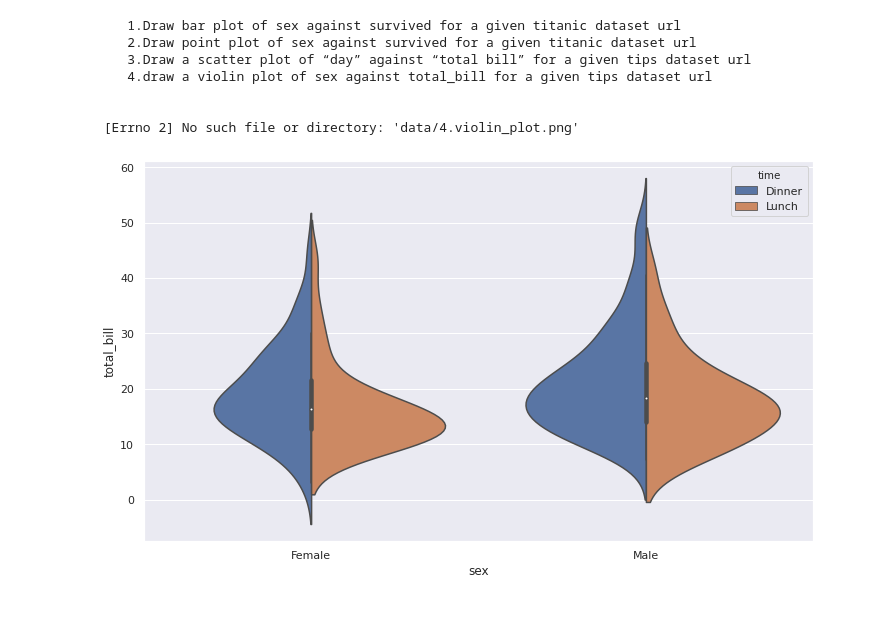
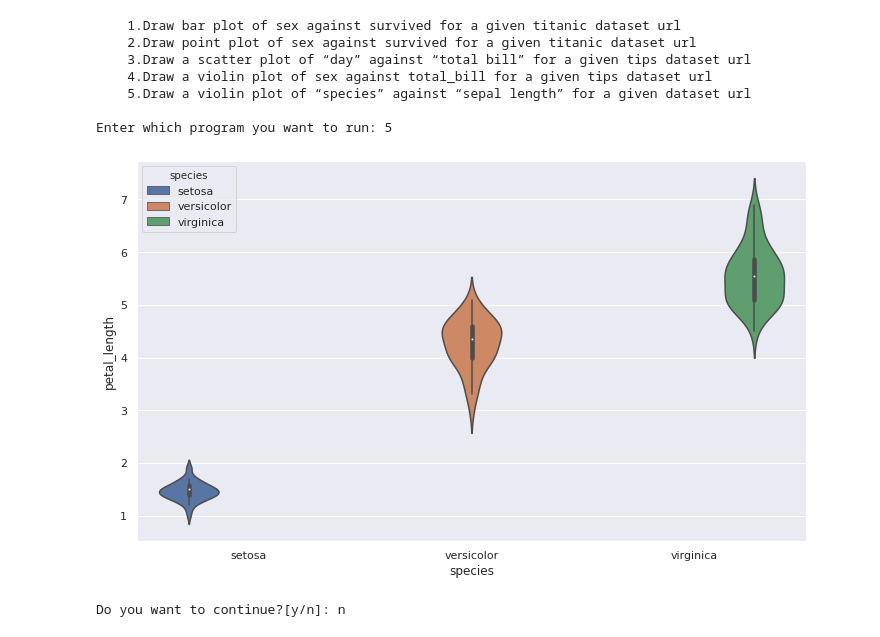
Before and after one commit to shivamgupta7/python-program, a Jupyter notebook: Seaborn/seabornProgram.ipynb, the cells around one changed output. Drawn from its saved outputs; the diff is of its cells as text; code cells hidden in the pictures.

Commit message:
[Shivam] Draw a violin plot of “species” against “sepal length” for a given dataset url.

```diff
--- a/Seaborn/seabornProgram.ipynb
+++ b/Seaborn/seabornProgram.ipynb
@@ -50,7 +50,7 @@ class programSeaborn:
         df = self.readDataFromURL(kwargs['url'])
         fig, ax = plt.subplots(figsize=(12,7))
         sns.violinplot(kwargs['x'],kwargs['y'],hue=kwargs['hue'],scale=kwargs['scale'], split=kwargs['split'],data=df)  # count, the width of the violins will be scaled
-        plt.savefig('data/4.violin_plot.png')                                                                           # by the number of observations in that bin
+        plt.savefig('data/1.violin_plot_iris.png')                                                                           # by the number of observations in that bin
         plt.show()
 
 def switchToFunction(obj):
@@ -61,38 +61,41 @@ def switchToFunction(obj):
     1.Draw bar plot of sex against survived for a given titanic dataset url
     2.Draw point plot of sex against survived for a given titanic dataset url
     3.Draw a scatter plot of “day” against “total bill” for a given tips dataset url
-    4.draw a violin plot of sex against total_bill for a given tips dataset url
+    4.Draw a violin plot of sex against total_bill for a given tips dataset url
+    5.Draw a violin plot of “species” against “sepal length” for a given dataset url
     ''')
     try:
         choice = int(input('Enter which program you want to run: '))
         switcher = {
             1 : lambda : obj.sebornBarPlot(url='https://raw.githubusercontent.com/mwaskom/seaborn-data/master/titanic.csv', x="sex", y="survived", hue='who'),
             2 : lambda : obj.sebornPointPlot(url='https://raw.githubusercontent.com/mwaskom/seaborn-data/master/titanic.csv', x="sex", y="survived", hue='class'),
             3 : lambda : obj.seabornScatter(url='https://raw.githubusercontent.com/mwaskom/seaborn-data/master/tips.csv', x='day', y='total_bill',hue='smoker',style='smoker'),
             4 : lambda : obj.seabornVolin(url='https://raw.githubusercontent.com/mwaskom/seaborn-data/master/tips.csv',x='sex',y='total_bill',hue='time',scale='area',split=True),
+            5 : lambda : obj.seabornVolin(url='https://raw.githubusercontent.com/mwaskom/seaborn-data/master/iris.csv',x="species", y="petal_length", hue = 'species',scale='area',split=False),
         }
         func = switcher.get(choice, lambda: print('\nInvalid choice please select correct options.'))
         func()
     except Exception as e:
         print("\n",e)
 
 def main():
     obj = programSeaborn()
     switchToFunction(obj)
     options = input('\nDo you want to continue?[y/n]: ')
     if options.lower() == 'y':
         main()
     else:
         exit()
 
 if __name__ == "__main__":
     main()
 # %% [output]
     1.Draw bar plot of sex against survived for a given titanic dataset url
     2.Draw point plot of sex against survived for a given titanic dataset url
     3.Draw a scatter plot of “day” against “total bill” for a given tips dataset url
-    4.draw a violin plot of sex against total_bill for a given tips dataset url
+    4.Draw a violin plot of sex against total_bill for a given tips dataset url
+    5.Draw a violin plot of “species” against “sepal length” for a given dataset url
 
-
- [Errno 2] No such file or directory: 'data/4.violin_plot.png'
+Enter which program you want to run: 5
-[figure, old version]
+[figure, new version]
+Do you want to continue?[y/n]: n
```
